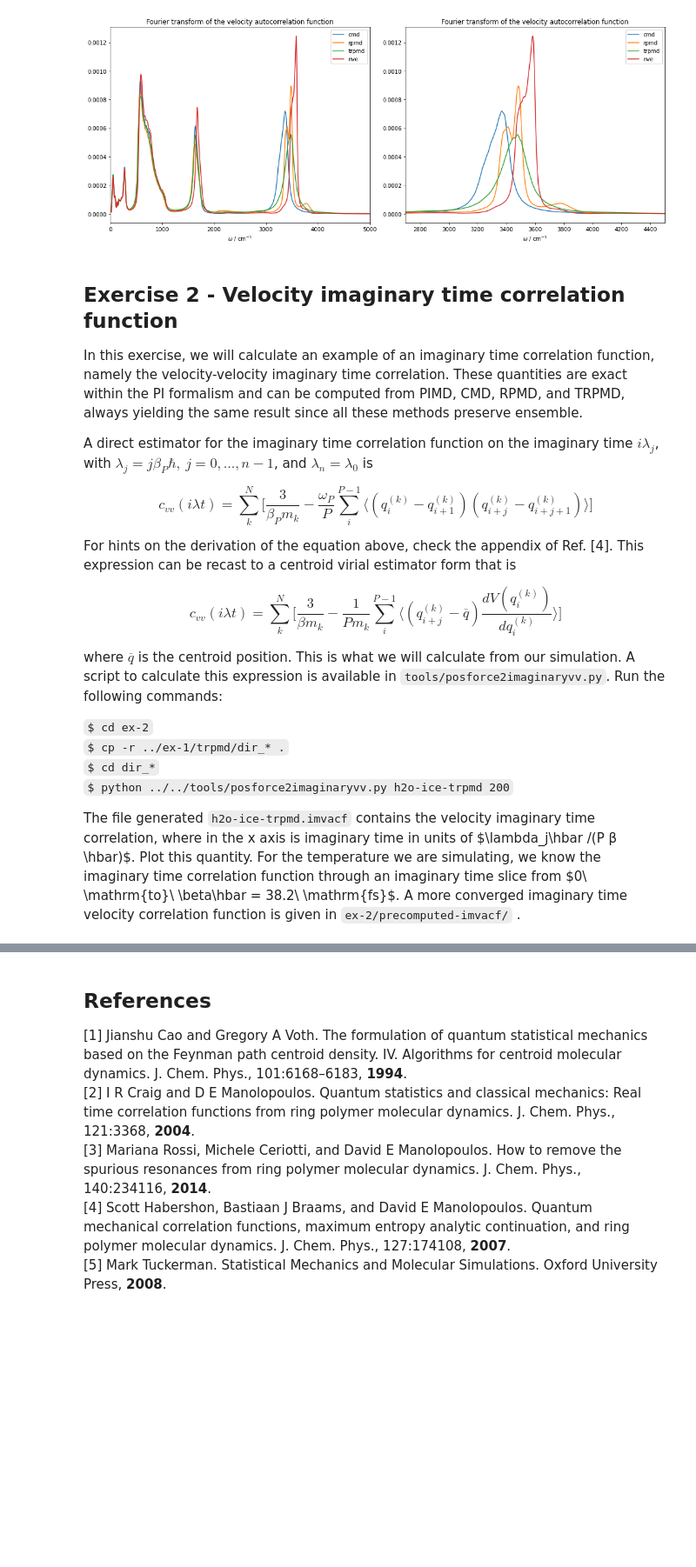
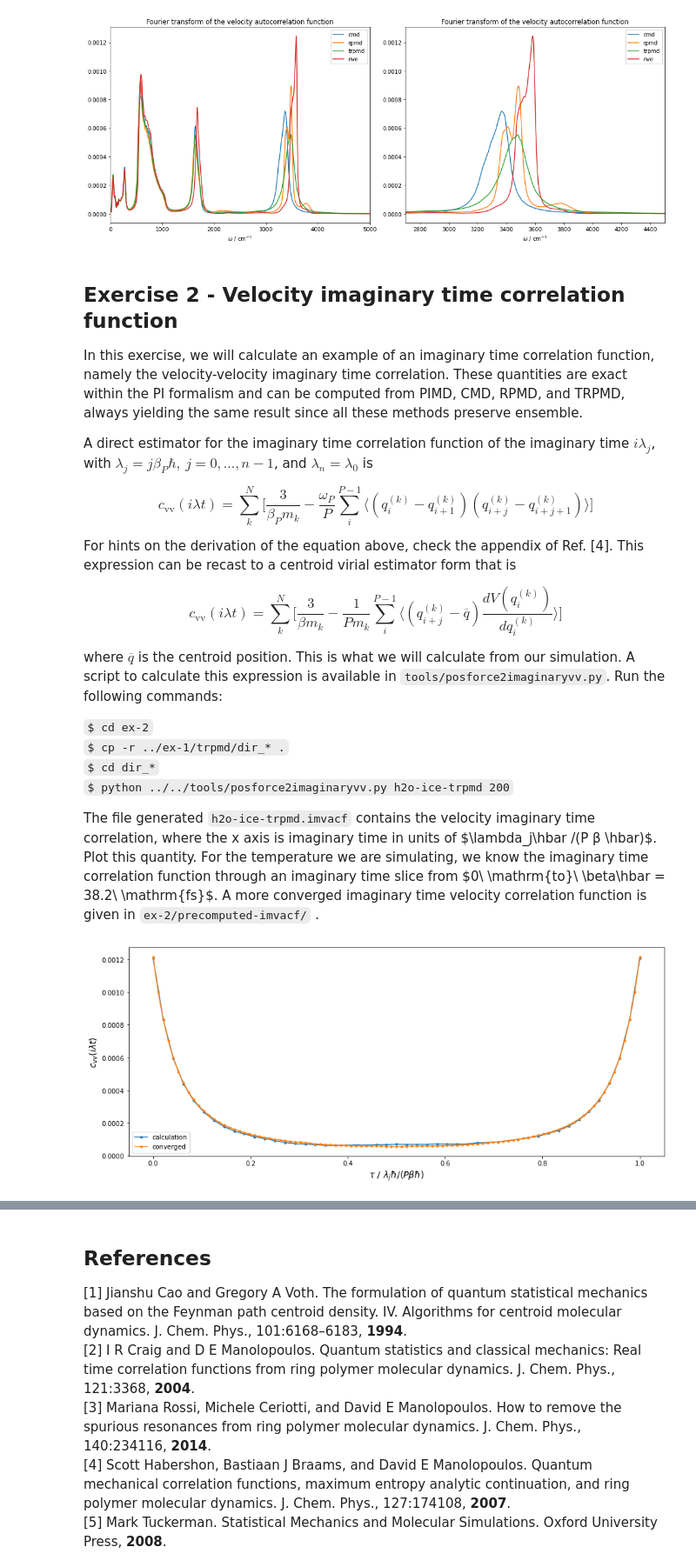
Before and after one commit to i-pi/tutorials-schools, a Jupyter notebook: day-3/day-3.ipynb, the cells around one changed output, grey strips where cells are left out. Shown: that part at 87% size. Saved outputs shown, nothing was run; the diff lists cells and outputs as text; code cells hidden in the pictures; blank space fills up the shorter version.

Commit message:
day-3 ex-2 and ex-3 interactive plots

````diff
--- a/day-3/day-3.ipynb
+++ b/day-3/day-3.ipynb
@@ -266,13 +270,13 @@ os.chdir('../../')
 
 In this exercise, we will calculate an example of an imaginary time correlation function, namely the velocity-velocity imaginary time correlation. These quantities are exact within the PI formalism and can be computed from PIMD, CMD, RPMD, and TRPMD, always yielding the same result since all these methods preserve ensemble.
 
-A direct estimator for the imaginary time correlation function on the imaginary time $i \lambda_j$, with $\lambda_j=j\beta_P\hbar,\ j = 0, ..., n − 1$, and $\lambda_n = \lambda_0$ is
+A direct estimator for the imaginary time correlation function of the imaginary time $i \lambda_j$, with $\lambda_j=j\beta_P\hbar,\ j = 0, ..., n − 1$, and $\lambda_n = \lambda_0$ is
 
-$$c_{vv}(i\lambda t) = \sum_k^N\Big[ \dfrac{3}{\beta_P m_k} - \dfrac{\omega_P}{P} \sum_i^{P-1} \Big\langle (q_i^{(k)}-q_{i+1}^{(k)})(q_{i+j}^{(k)}-q_{i+j+1}^{(k)})\Big\rangle\Big] $$
+$$c_\mathrm{vv}(i\lambda t) = \sum_k^N\Big[ \dfrac{3}{\beta_P m_k} - \dfrac{\omega_P}{P} \sum_i^{P-1} \Big\langle (q_i^{(k)}-q_{i+1}^{(k)})(q_{i+j}^{(k)}-q_{i+j+1}^{(k)})\Big\rangle\Big] $$
 
 For hints on the derivation of the equation above, check the appendix of Ref. [4]. This expression can be recast to a centroid virial estimator form that is
 
-$$c_{vv}(i\lambda t) = \sum_k^N\Big[ \dfrac{3}{\beta m_k} - \dfrac{1}{P m_k} \sum_i^{P-1} \Big\langle(q_{i+j}^{(k)}-\overline{q})\dfrac{dV(q_i^{(k)})}{dq_i^{(k)}}\Big\rangle\Big] $$
+$$c_\mathrm{vv}(i\lambda t) = \sum_k^N\Big[ \dfrac{3}{\beta m_k} - \dfrac{1}{P m_k} \sum_i^{P-1} \Big\langle(q_{i+j}^{(k)}-\overline{q})\dfrac{dV(q_i^{(k)})}{dq_i^{(k)}}\Big\rangle\Big] $$
 
 where $\overline{q}$ is the centroid position. This is what we will calculate from our simulation. A script to calculate this expression is available in `tools/posforce2imaginaryvv.py`.
 Run the following commands:
@@ -282,7 +286,22 @@ Run the following commands:
 ```$ cd dir_*``` <br>
 ```$ python ../../tools/posforce2imaginaryvv.py h2o-ice-trpmd 200```
 
-The file generated `h2o-ice-trpmd.imvacf` contains the velocity imaginary time correlation, where in the x axis is imaginary time in units of $\lambda_j\hbar /(P β \hbar)$. Plot this quantity. For the temperature we are simulating, we know the imaginary time correlation function through an imaginary time slice from $0\ \mathrm{to}\ \beta\hbar = 38.2\ \mathrm{fs}$. A more converged imaginary time velocity correlation function is given in `ex-2/precomputed-imvacf/` .
+The file generated `h2o-ice-trpmd.imvacf` contains the velocity imaginary time correlation, where the x axis is imaginary time in units of $\lambda_j\hbar /(P β \hbar)$. Plot this quantity. For the temperature we are simulating, we know the imaginary time correlation function through an imaginary time slice from $0\ \mathrm{to}\ \beta\hbar = 38.2\ \mathrm{fs}$. A more converged imaginary time velocity correlation function is given in `ex-2/precomputed-imvacf/` .
+# %%
+## PLOTTING ##
+ax,fig = plt.subplots(figsize=(15,6))
+
+imvacf = np.loadtxt('ex-2/dir_%d/h2o-ice-trpmd.imvacf'%number, usecols=(0,1))
+conv_imvacf = np.loadtxt('ex-2/precomputed-imvacf/conv.imvacf', usecols=(0,1))
+plt.plot(imvacf[:,0], imvacf[:,1], 'o-', ms=3, label=r'calculation')
+plt.plot(conv_imvacf[:,0], conv_imvacf[:,1], 'o-', ms=3, label=r'converged')
+plt.xlabel(r'$\tau\ /\ \lambda_j\hbar/(P\beta\hbar)$', fontsize=14)
+plt.ylabel(r'$c_\mathrm{vv}(i\lambda t)$', fontsize=14)
+
+plt.legend()
+plt.show()
+# %% [output]
+[figure, added]
 # %% [markdown]
 <h2>Exercise 3 - Relationship between imaginary and real time correlations</h2>
 
````
Also changed, not shown: parts of 9 cells of this notebook.
